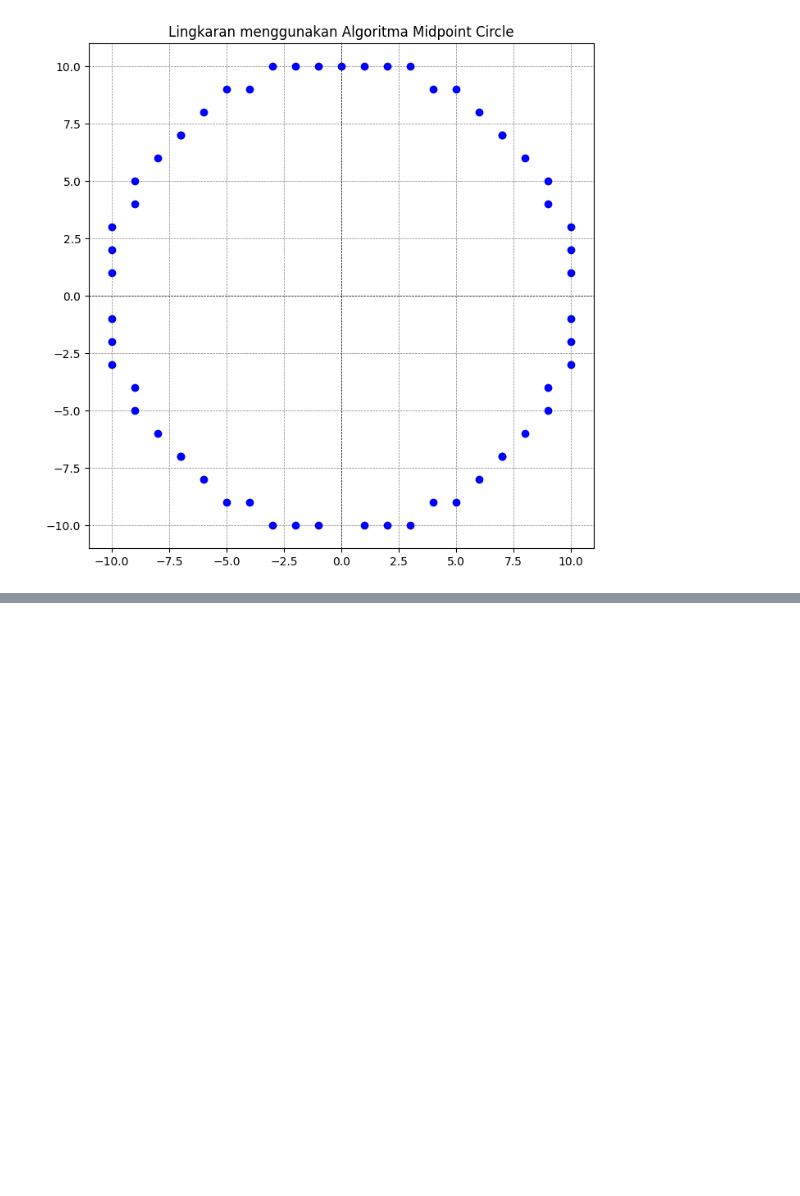
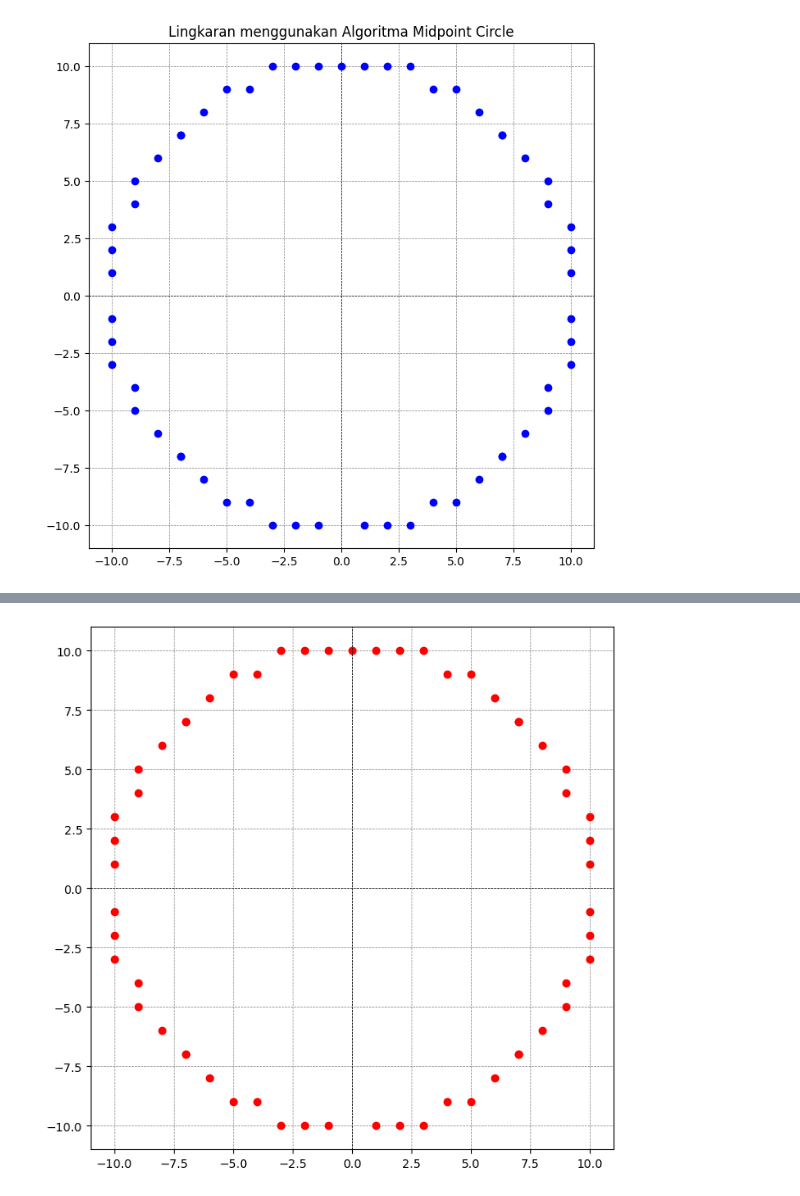
Before and after one commit to Andrian206/Praktikum-Grafika-Komputer, a Jupyter notebook: Modul 4/PraktikumM4.ipynb, the cells around one changed output, grey strips where cells are left out. Drawn from its saved outputs; the diff is of its cells as text; code cells hidden in the pictures; blank space fills up the shorter version.

```diff
--- a/Modul 4/PraktikumM4.ipynb
+++ b/Modul 4/PraktikumM4.ipynb
@@ -169,0 +170,55 @@ plt.show()
+# %%
+# Tugas
+
+import matplotlib.pyplot as plt
+
+def midpoint_circle(h, k, r):
+    x = 0
+    y = r
+    points = []
+
+    p = 1 - r
+    points.append((h + x, k + y))
+
+
+    while x < y:
+        x += 1
+        if p < 0:
+            p = p + 2 * x + 1
+        else:
+            y -= 1
+            p = p + 2 * x - 2 * y + 1
+
+        points.extend([
+            (h + x, k + y),
+            (h + x, k - y),
+            (h - x, k + y),
+            (h - x, k - y),
+            (h + y, k + x),
+            (h + y, k - x),
+            (h - y, k + x),
+            (h - y, k - x)
+        ])
+
+    return points
+
+x_center = int(input("Masukkan koordinat pusat lingkaran (x_center): "))
+y_center = int(input("Masukkan koordinat pusat lingkaran (y_center): "))
+radius = int(input("Masukkan jari-jari lingkaran (radius): "))
+
+circle_points = midpoint_circle(x_center, y_center, radius)
+
+
+plt.figure(figsize=(8, 8))
+for point in circle_points:
+    plt.plot(point[0], point[1], 'ro')
+
+plt.xlim(-radius - 1, radius + 1)
+plt.ylim(-radius - 1, radius + 1)
+plt.axhline(0, color='black', linewidth=0.5, ls='--')
+plt.axvline(0, color='black', linewidth=0.5, ls='--')
+plt.grid(color = 'gray', linestyle = '--', linewidth = 0.5)
+plt.gca().set_aspect('equal', adjustable='box')
+plt.show()
+# %% [output]
+[figure, added]
```
Also changed, not shown: parts of 2 cells of this notebook, 1 other file.
